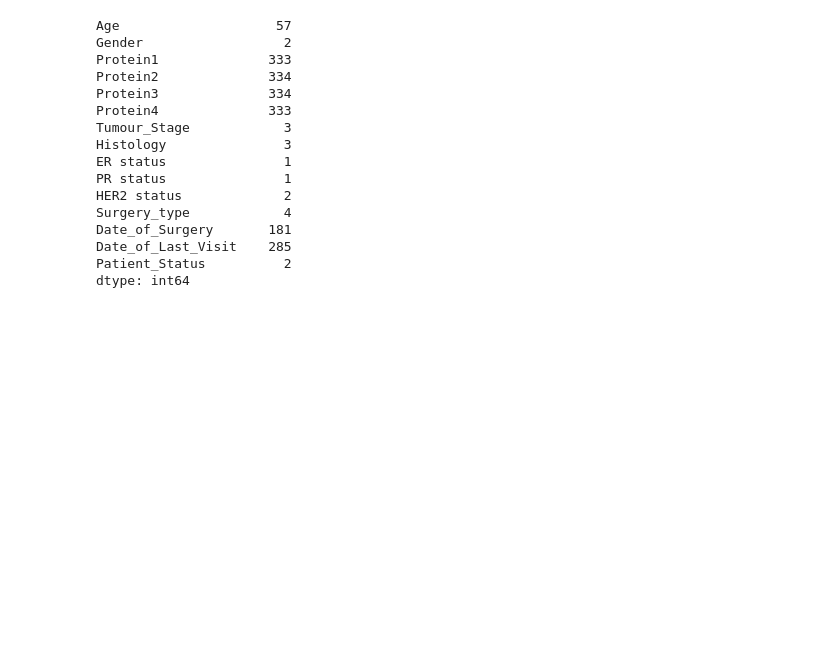
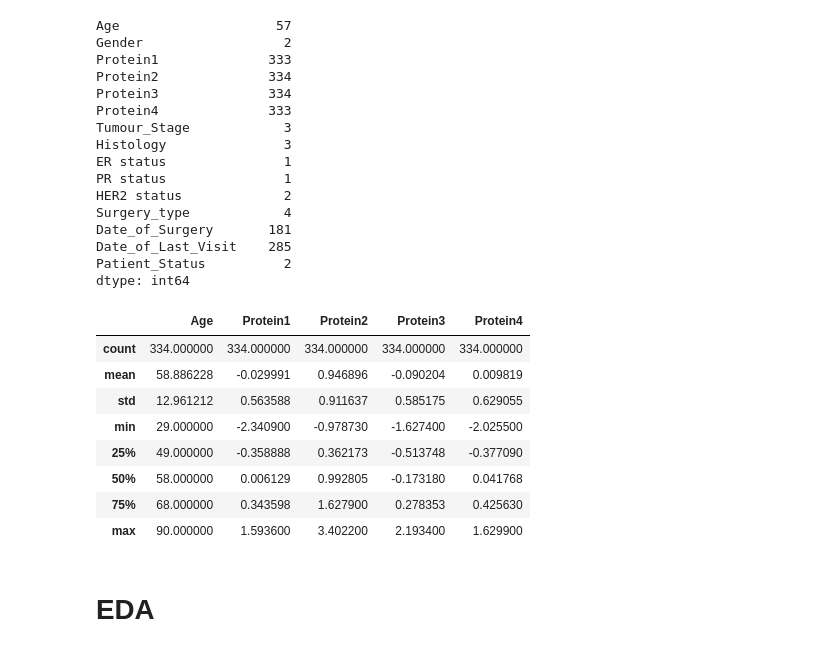
Before and after one commit to AkramMaouche/Breast-Cancer-Survival-Prediction, a Jupyter notebook: src/Notebook/Eda.ipynb, the cells around one changed output. Saved outputs shown, nothing was run; the diff lists cells and outputs as text; code cells hidden in the pictures; blank space fills up the shorter version.

```diff
--- a/src/Notebook/Eda.ipynb
+++ b/src/Notebook/Eda.ipynb
@@ -116,4 +116,17 @@ Date_of_Last_Visit    285
 Patient_Status          2
 dtype: int64
 # %%
-#Check statistics of data set
+#Check statistics of dataset
+df.describe()
+# %% [output]
+|  | Age | Protein1 | Protein2 | Protein3 | Protein4 |
+| count | 334.000000 | 334.000000 | 334.000000 | 334.000000 | 334.000000 |
+| mean | 58.886228 | -0.029991 | 0.946896 | -0.090204 | 0.009819 |
+| std | 12.961212 | 0.563588 | 0.911637 | 0.585175 | 0.629055 |
+| min | 29.000000 | -2.340900 | -0.978730 | -1.627400 | -2.025500 |
+| 25% | 49.000000 | -0.358888 | 0.362173 | -0.513748 | -0.377090 |
+| 50% | 58.000000 | 0.006129 | 0.992805 | -0.173180 | 0.041768 |
+| 75% | 68.000000 | 0.343598 | 1.627900 | 0.278353 | 0.425630 |
+| max | 90.000000 | 1.593600 | 3.402200 | 2.193400 | 1.629900 |
+# %% [markdown]
+# EDA
```
Also changed, not shown: parts of 11 cells of this notebook.
